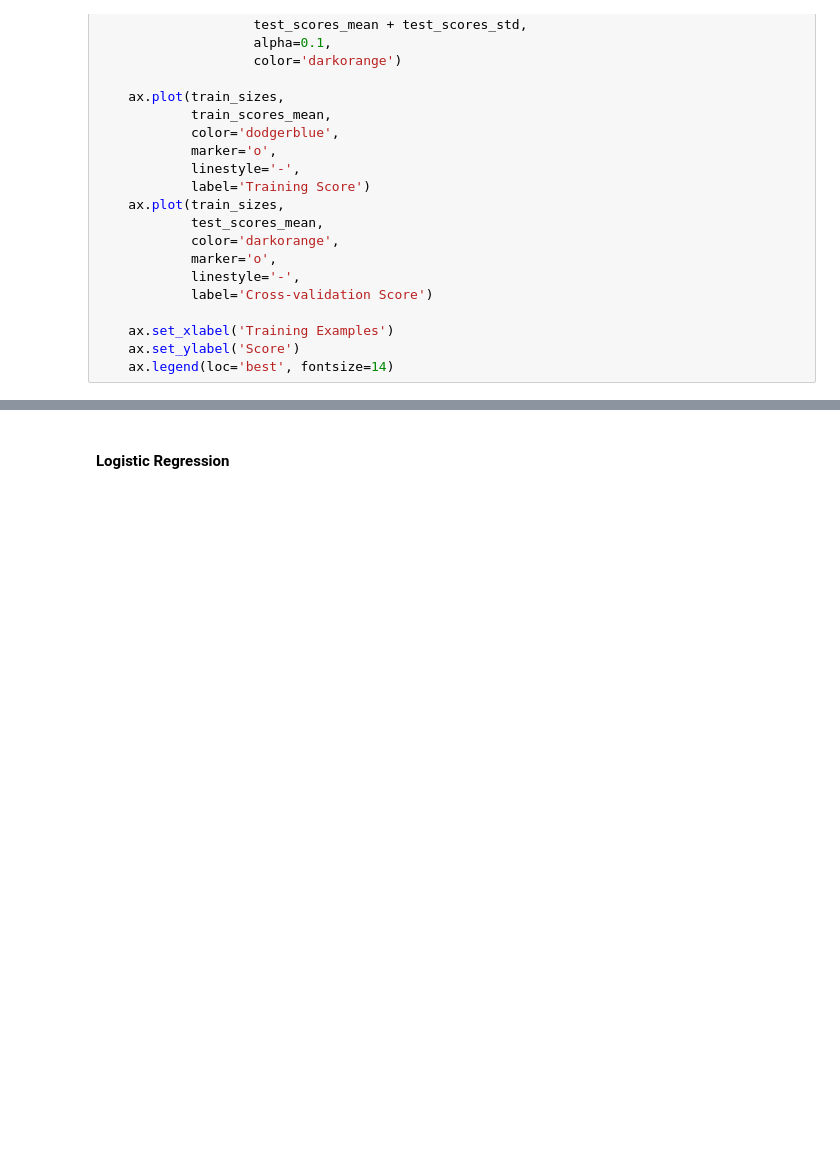
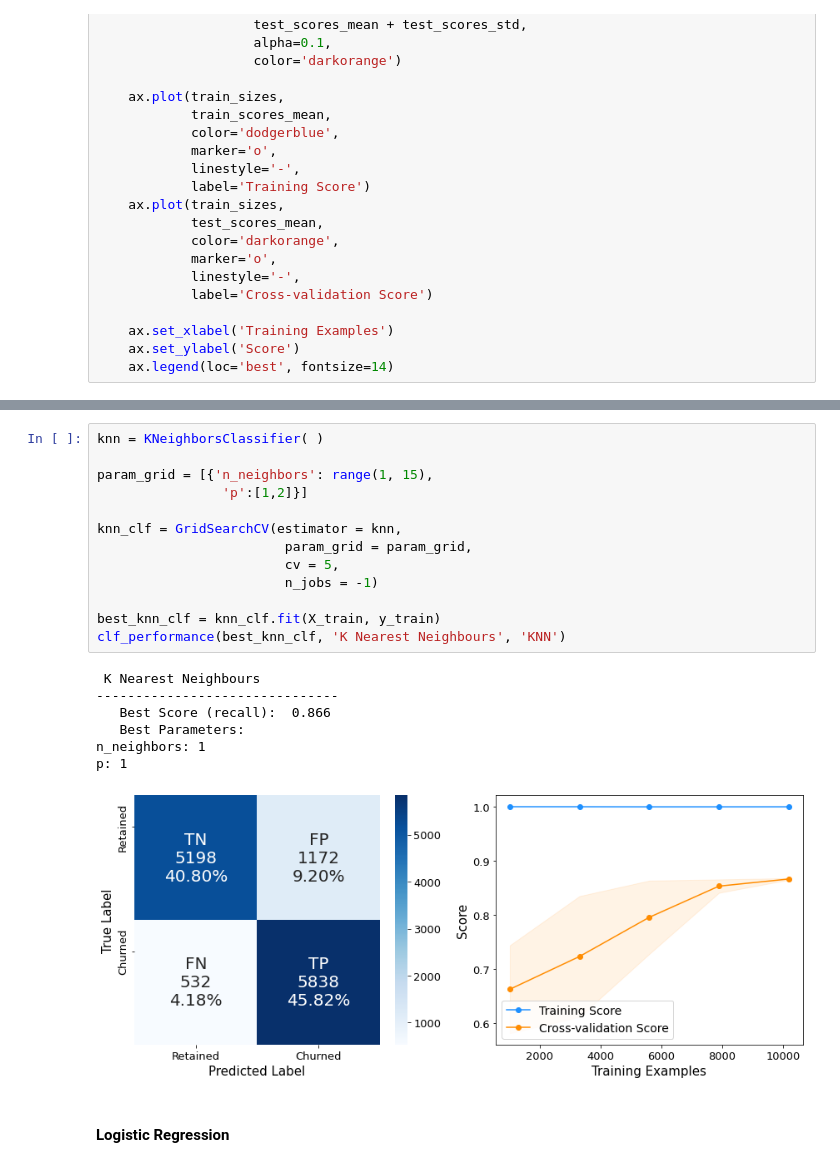
Before and after one commit to HuanSunGo/Machine_Learning_Projects, a Jupyter notebook: Customer_Churn_Prediction/Customer_Churn_Prediction.ipynb, the cells around one changed output, grey strips where cells are left out. Drawn from its saved outputs; the diff is of its cells as text; blank space fills up the shorter version.

```diff
--- a/Customer_Churn_Prediction/Customer_Churn_Prediction.ipynb
+++ b/Customer_Churn_Prediction/Customer_Churn_Prediction.ipynb
@@ -582,3 +587,24 @@ def clf_performance(classifier, classifier_name, classifier_name_abv):
+# %%
+knn = KNeighborsClassifier( )
+
+param_grid = [{'n_neighbors': range(1, 15),
+                'p':[1,2]}]
+
+knn_clf = GridSearchCV(estimator = knn,
+                        param_grid = param_grid,
+                        cv = 5,
+                        n_jobs = -1)
+
+best_knn_clf = knn_clf.fit(X_train, y_train)
+clf_performance(best_knn_clf, 'K Nearest Neighbours', 'KNN')
+# %% [output]
+ K Nearest Neighbours
+-------------------------------
+   Best Score (recall):  0.866
+   Best Parameters:
+n_neighbors: 1
+p: 1
+[figure, added]
 # %% [markdown]
 #### Logistic Regression
 # %%
```
Also changed, not shown: parts of 75 cells of this notebook.
